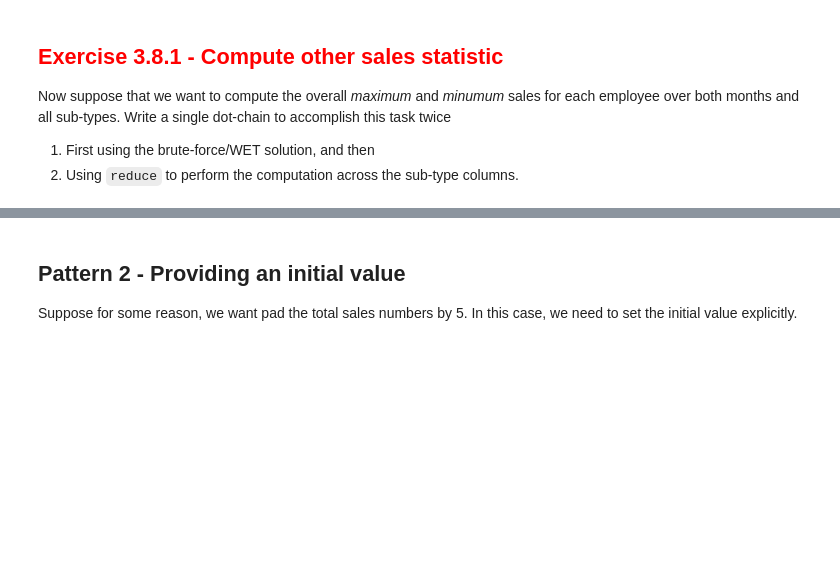
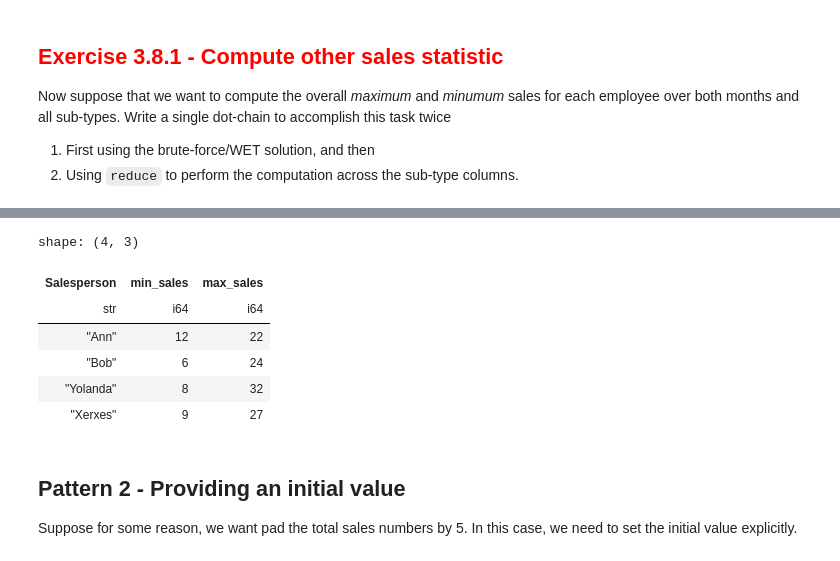
Before and after one commit to theisenr05/Out_Of_Class_3.3, a Jupyter notebook: 3_3_reduce_and_fold_across_columns_in_polars.ipynb, the cells around one changed output, grey strips where cells are left out. Cells and saved outputs as stored; diff of their text form; code cells hidden in the pictures; blank space fills up the shorter version.

```diff
--- a/3_3_reduce_and_fold_across_columns_in_polars.ipynb
+++ b/3_3_reduce_and_fold_across_columns_in_polars.ipynb
@@ -143,5 +168,33 @@ Now suppose that we want to compute the overall *maximum* and *minumum* sales fo
 # %%
-# Your reduce code here
+from functools import reduce
+import polars as pl
+
+result_reduce = (
+    pl.read_csv("./data/auto_sales_apr.csv")
+    .join(pl.read_csv("./data/auto_sales_may.csv"), on="Salesperson", suffix="_may")
+    .select([
+        pl.col("Salesperson"),
+        reduce(
+            lambda acc, x: pl.min_horizontal(acc, x),
+            [pl.col(c) for c in ["Compact","Sedan","SUV","Truck",
+                                 "Compact_may","Sedan_may","SUV_may","Truck_may"]]
+        ).alias("min_sales"),
+        reduce(
+            lambda acc, x: pl.max_horizontal(acc, x),
+            [pl.col(c) for c in ["Compact","Sedan","SUV","Truck",
+                                 "Compact_may","Sedan_may","SUV_may","Truck_may"]]
+        ).alias("max_sales"),
+    ])
+)
+result_reduce
+# %% [output]
+shape: (4, 3)
+| Salesperson | min_sales | max_sales |
+| str | i64 | i64 |
+| "Ann" | 12 | 22 |
+| "Bob" | 6 | 24 |
+| "Yolanda" | 8 | 32 |
+| "Xerxes" | 9 | 27 |
 # %% [markdown]
 ## Pattern 2 - Providing an initial value
 
```
Also changed, not shown: parts of 10 cells of this notebook, 1 other file.
